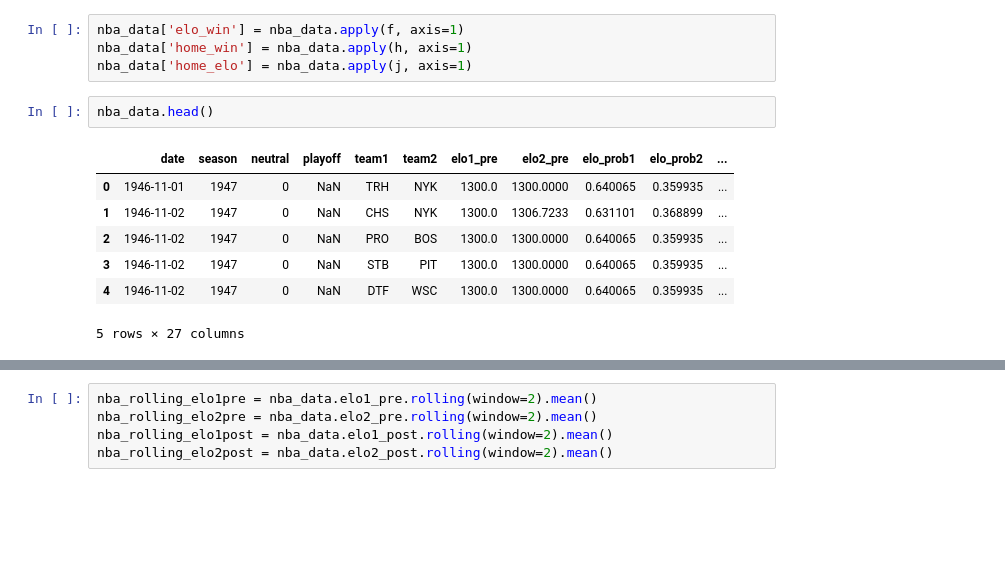
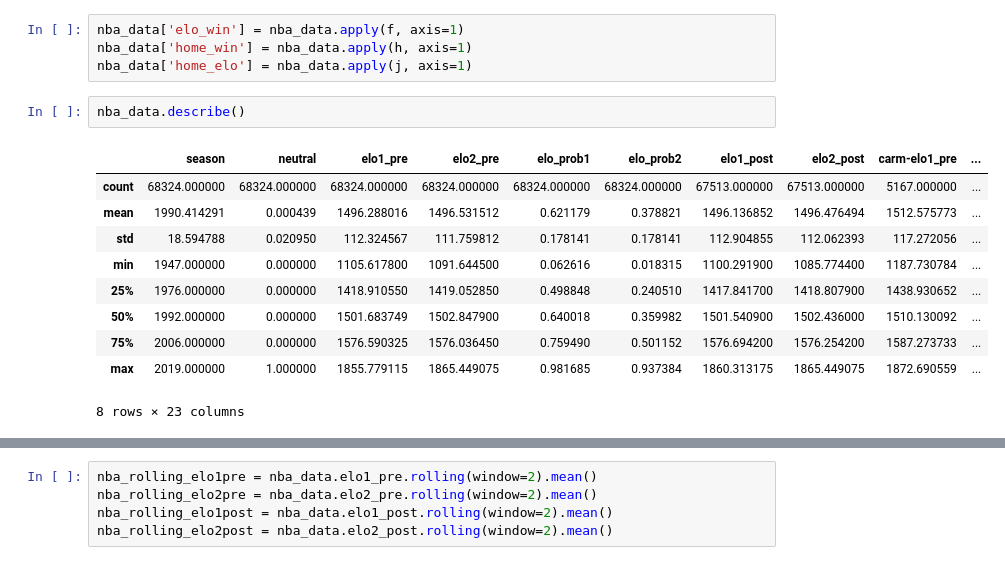
Before and after one commit to hughjafro/DS-Sprint-5-Project-Week, a Jupyter notebook: DS_151_Project_Playground.ipynb, the cells around one changed output, grey strips where cells are left out. Cells and saved outputs as stored; diff of their text form; blank space fills up the shorter version.

```diff
--- a/DS_151_Project_Playground.ipynb
+++ b/DS_151_Project_Playground.ipynb
@@ -101,12 +102,15 @@ nba_data['elo_win'] = nba_data.apply(f, axis=1)
 nba_data['home_win'] = nba_data.apply(h, axis=1)
 nba_data['home_elo'] = nba_data.apply(j, axis=1)
 # %%
-nba_data.head()
+nba_data.describe()
 # %% [output]
-|  | date | season | neutral | playoff | team1 | team2 | elo1_pre | elo2_pre | elo_prob1 | elo_prob2 | ... |
-| 0 | 1946-11-01 | 1947 | 0 | NaN | TRH | NYK | 1300.0 | 1300.0000 | 0.640065 | 0.359935 | ... |
-| 1 | 1946-11-02 | 1947 | 0 | NaN | CHS | NYK | 1300.0 | 1306.7233 | 0.631101 | 0.368899 | ... |
-| 2 | 1946-11-02 | 1947 | 0 | NaN | PRO | BOS | 1300.0 | 1300.0000 | 0.640065 | 0.359935 | ... |
-| 3 | 1946-11-02 | 1947 | 0 | NaN | STB | PIT | 1300.0 | 1300.0000 | 0.640065 | 0.359935 | ... |
-| 4 | 1946-11-02 | 1947 | 0 | NaN | DTF | WSC | 1300.0 | 1300.0000 | 0.640065 | 0.359935 | ... |
+|  | season | neutral | elo1_pre | elo2_pre | elo_prob1 | elo_prob2 | elo1_post | elo2_post | carm-elo1_pre | ... |
+| count | 68324.000000 | 68324.000000 | 68324.000000 | 68324.000000 | 68324.000000 | 68324.000000 | 67513.000000 | 67513.000000 | 5167.000000 | ... |
+| mean | 1990.414291 | 0.000439 | 1496.288016 | 1496.531512 | 0.621179 | 0.378821 | 1496.136852 | 1496.476494 | 1512.575773 | ... |
+| std | 18.594788 | 0.020950 | 112.324567 | 111.759812 | 0.178141 | 0.178141 | 112.904855 | 112.062393 | 117.272056 | ... |
+| min | 1947.000000 | 0.000000 | 1105.617800 | 1091.644500 | 0.062616 | 0.018315 | 1100.291900 | 1085.774400 | 1187.730784 | ... |
+| 25% | 1976.000000 | 0.000000 | 1418.910550 | 1419.052850 | 0.498848 | 0.240510 | 1417.841700 | 1418.807900 | 1438.930652 | ... |
+| 50% | 1992.000000 | 0.000000 | 1501.683749 | 1502.847900 | 0.640018 | 0.359982 | 1501.540900 | 1502.436000 | 1510.130092 | ... |
+| 75% | 2006.000000 | 0.000000 | 1576.590325 | 1576.036450 | 0.759490 | 0.501152 | 1576.694200 | 1576.254200 | 1587.273733 | ... |
+| max | 2019.000000 | 1.000000 | 1855.779115 | 1865.449075 | 0.981685 | 0.937384 | 1860.313175 | 1865.449075 | 1872.690559 | ... |
-5 rows × 27 columns
+8 rows × 23 columns
```
Also changed, not shown: parts of 9 cells of this notebook.
